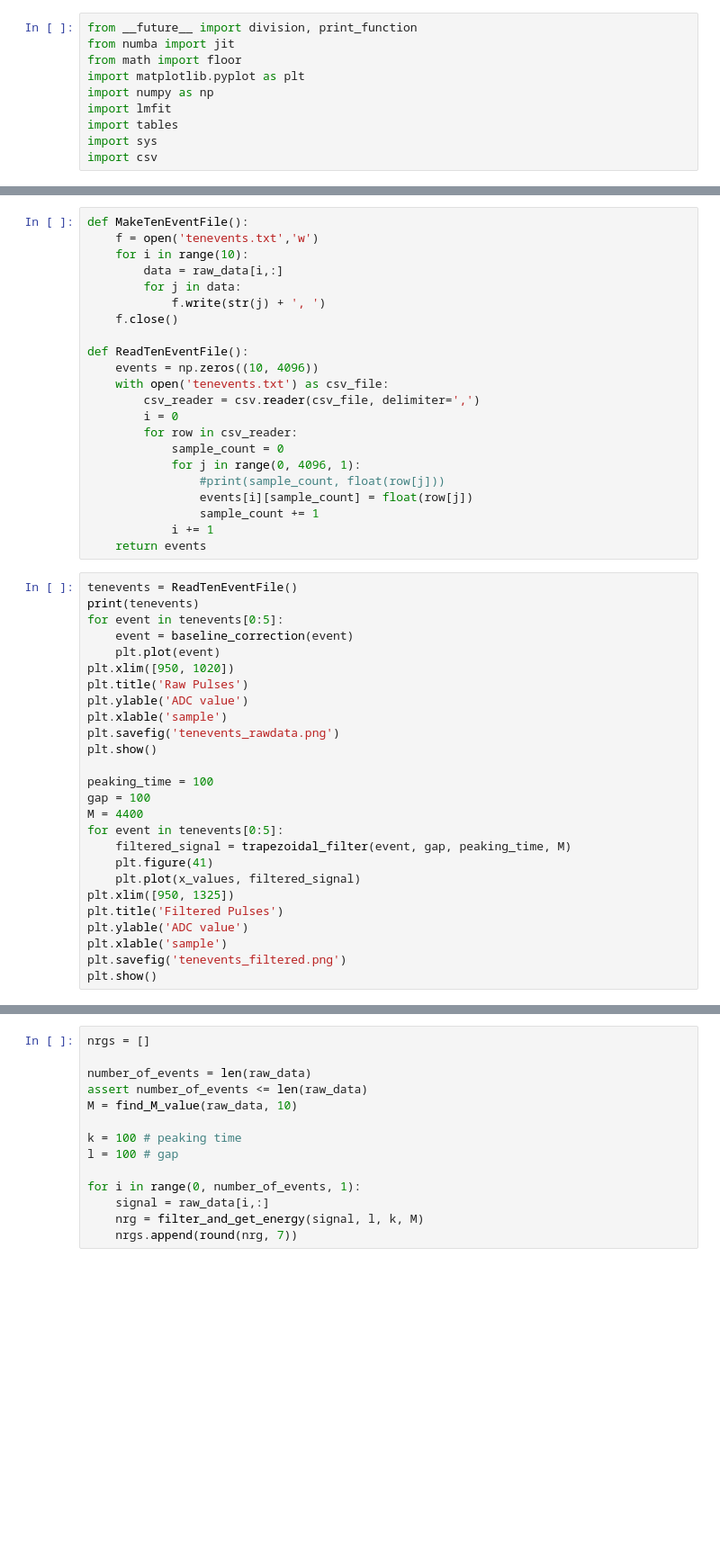
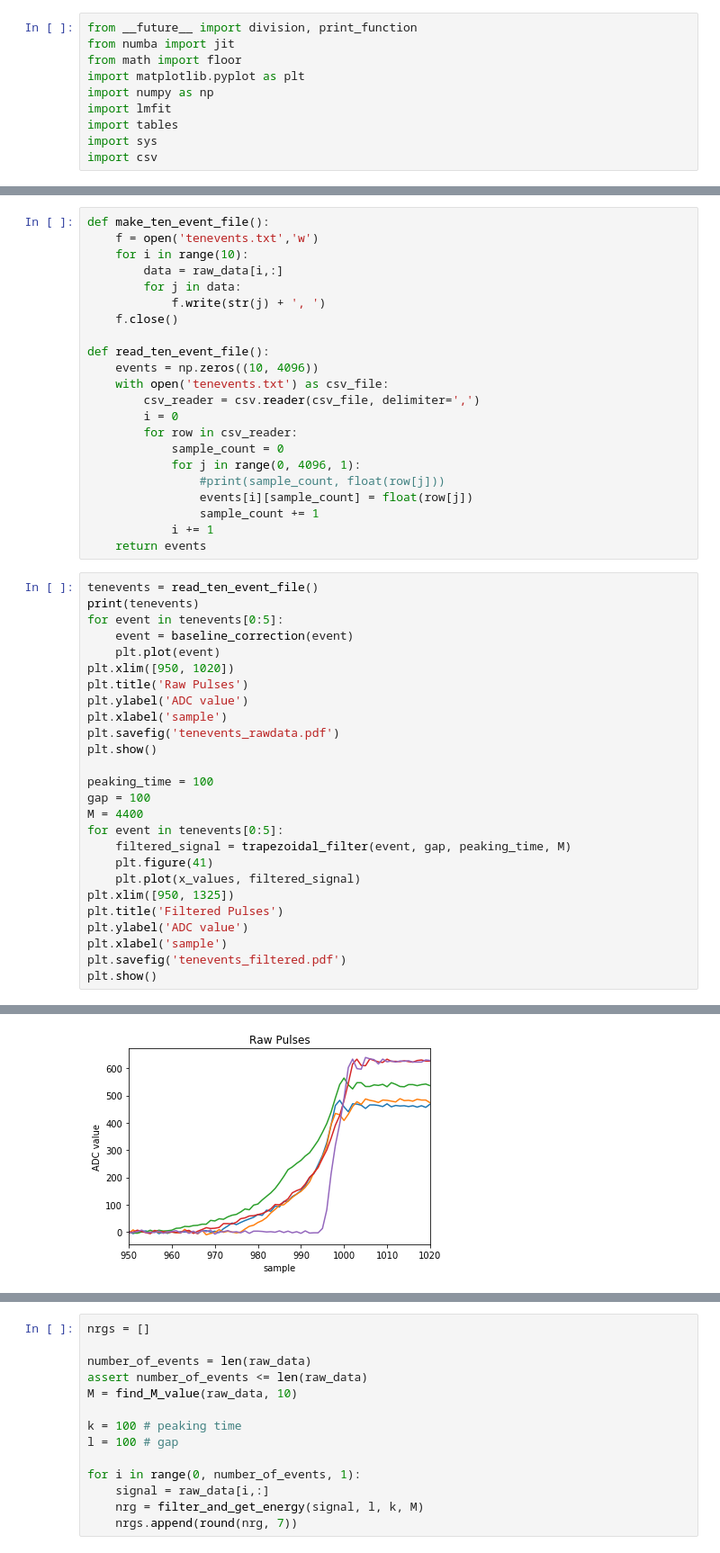
Before and after one commit to jmsz/lab3, a Jupyter notebook: lab1_analysis.py.ipynb, the cells around one changed output, grey strips where cells are left out. Shown: that part at 90% size. Saved outputs shown, nothing was run; the diff lists cells and outputs as text; blank space fills up the shorter version.

```diff
--- a/lab1_analysis.py.ipynb
+++ b/lab1_analysis.py.ipynb
@@ -176,7 +177,7 @@ def find_M_value(data, num):
     tau = np.mean(tau_values)
     return tau
 # %%
-def MakeTenEventFile():
+def make_ten_event_file():
     f = open('tenevents.txt','w')
     for i in range(10):
         data = raw_data[i,:]
@@ -184,7 +185,7 @@ def MakeTenEventFile():
             f.write(str(j) + ', ')
     f.close()
 
-def ReadTenEventFile():
+def read_ten_event_file():
     events = np.zeros((10, 4096))
     with open('tenevents.txt') as csv_file:
         csv_reader = csv.reader(csv_file, delimiter=',')
@@ -198,16 +199,16 @@ def ReadTenEventFile():
             i += 1
     return events
 # %%
-tenevents = ReadTenEventFile()
+tenevents = read_ten_event_file()
 print(tenevents)
 for event in tenevents[0:5]:
     event = baseline_correction(event)
     plt.plot(event)
 plt.xlim([950, 1020])
 plt.title('Raw Pulses')
-plt.ylable('ADC value')
-plt.xlable('sample')
-plt.savefig('tenevents_rawdata.png')
+plt.ylabel('ADC value')
+plt.xlabel('sample')
+plt.savefig('tenevents_rawdata.pdf')
 plt.show()
 
 peaking_time = 100
@@ -219,7 +220,8 @@ for event in tenevents[0:5]:
     plt.plot(x_values, filtered_signal)
 plt.xlim([950, 1325])
 plt.title('Filtered Pulses')
-plt.ylable('ADC value')
-plt.xlable('sample')
-plt.savefig('tenevents_filtered.png')
+plt.ylabel('ADC value')
+plt.xlabel('sample')
+plt.savefig('tenevents_filtered.pdf')
 plt.show()
+# %% [output]
@@ -225,0 +241 @@ plt.show()
+[figure, added]
```
Also changed, not shown: parts of 11 cells of this notebook, 2 other files.
